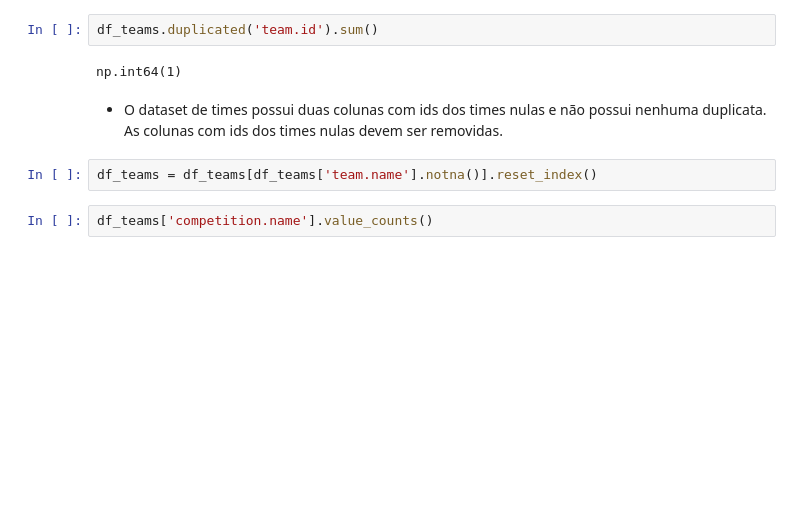
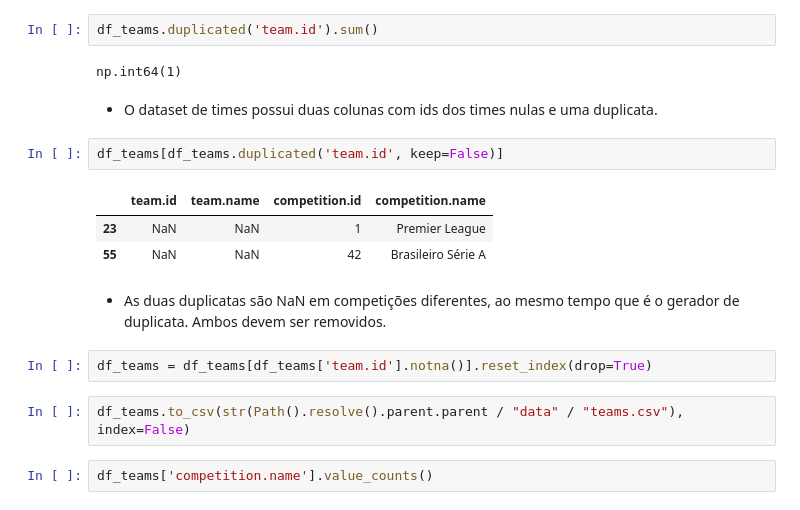
Before and after one commit to matheussmelo/defensive-performance-prediction, a Jupyter notebook: notebooks/1_sanity_check/sanity_check_competitions_seasons_teams_games.ipynb, the cells around one changed output. Cells and saved outputs as stored; diff of their text form; blank space fills up the shorter version.

```diff
--- a/notebooks/1_sanity_check/sanity_check_jogos_temporadas.ipynb
+++ b/notebooks/1_sanity_check/sanity_check_competitions_seasons_teams_games.ipynb
@@ -86,9 +88,19 @@ df_teams.duplicated('team.id').sum()
 # %% [output]
 np.int64(1)
 # %% [markdown]
-- O dataset de times possui duas colunas com ids dos times nulas e não possui nenhuma duplicata. As colunas com ids dos times nulas devem ser removidas.
+- O dataset de times possui duas colunas com ids dos times nulas e uma duplicata.
+# %%
+df_teams[df_teams.duplicated('team.id', keep=False)]
+# %% [output]
+|  | team.id | team.name | competition.id | competition.name |
+| 23 | NaN | NaN | 1 | Premier League |
+| 55 | NaN | NaN | 42 | Brasileiro Série A |
+# %% [markdown]
+- As duas duplicatas são NaN em competições diferentes, ao mesmo tempo que é o gerador de duplicata. Ambos devem ser removidos.
 # %%
-df_teams = df_teams[df_teams['team.name'].notna()].reset_index()
+df_teams = df_teams[df_teams['team.id'].notna()].reset_index(drop=True)
+# %%
+df_teams.to_csv(str(Path().resolve().parent.parent / "data" / "teams.csv"), index=False)
 # %%
 df_teams['competition.name'].value_counts()
 # %% [output]
```
Also changed, not shown: parts of 13 cells of this notebook, 4 other files.
